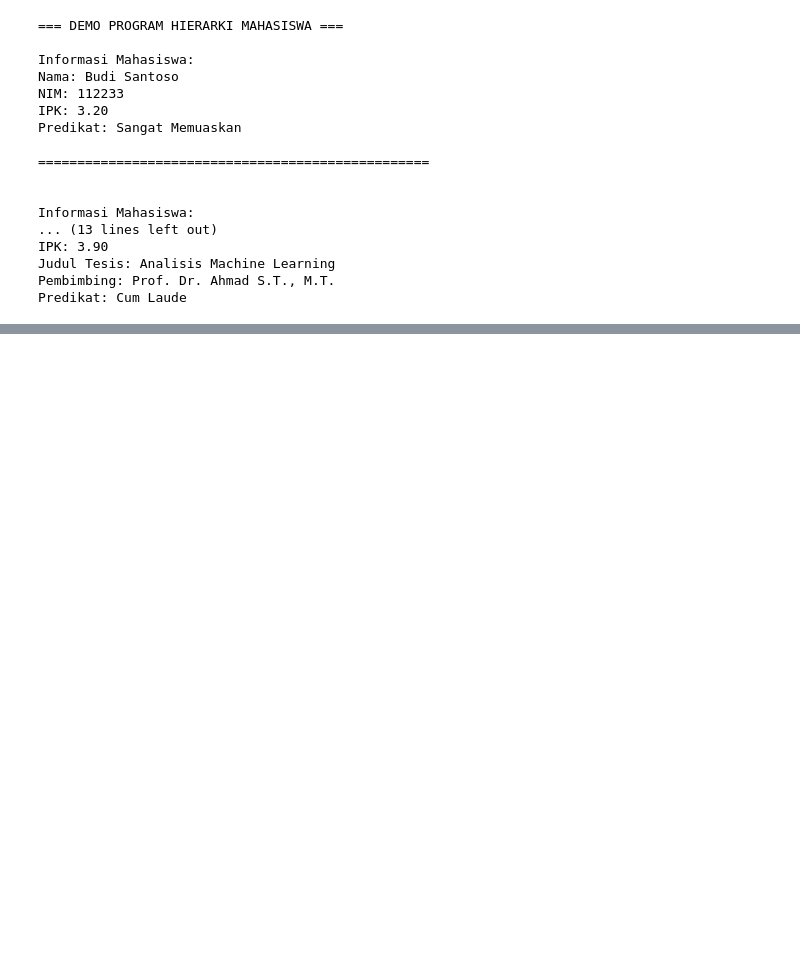
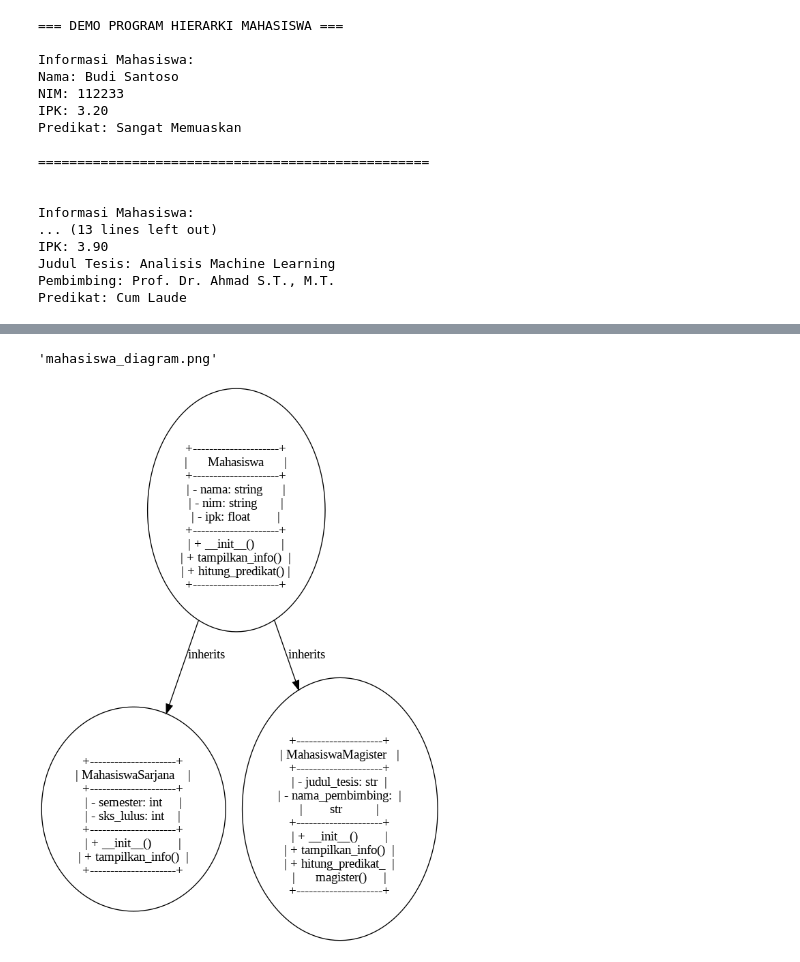
Before and after one commit to AlmahdiPen/2025_PBO_TI-1A, a Jupyter notebook: Jobsheet4.ipynb, the cells around one changed output, grey strips where cells are left out. Saved outputs shown, nothing was run; the diff lists cells and outputs as text; code cells hidden in the pictures; blank space fills up the shorter version.

```diff
--- a/Jobsheet4.ipynb
+++ b/Jobsheet4.ipynb
@@ -473,0 +482,63 @@ Predikat: Cum Laude
+# %%
+from graphviz import Digraph
+
+# Membuat diagram kelas dengan Graphviz
+dot = Digraph()
+
+# Menambahkan kelas Mahasiswa
+dot.node('Mahasiswa', '''
++---------------------+
+|      Mahasiswa      |
++---------------------+
+| - nama: string      |
+| - nim: string       |
+| - ipk: float        |
++---------------------+
+| + __init__()        |
+| + tampilkan_info()  |
+| + hitung_predikat() |
++---------------------+
+''')
+
+# Menambahkan kelas MahasiswaSarjana
+dot.node('MahasiswaSarjana', '''
++---------------------+
+| MahasiswaSarjana    |
++---------------------+
+| - semester: int     |
+| - sks_lulus: int    |
++---------------------+
+| + __init__()        |
+| + tampilkan_info()  |
++---------------------+
+''')
+
+# Menambahkan kelas MahasiswaMagister
+dot.node('MahasiswaMagister', '''
++---------------------+
+| MahasiswaMagister   |
++---------------------+
+| - judul_tesis: str  |
+| - nama_pembimbing:  |
+|        str          |
++---------------------+
+| + __init__()        |
+| + tampilkan_info()  |
+| + hitung_predikat_  |
+|      magister()     |
++---------------------+
+''')
+
+# Menambahkan hubungan antar kelas (inheritance)
+dot.edge('Mahasiswa', 'MahasiswaSarjana', label="inherits")
+dot.edge('Mahasiswa', 'MahasiswaMagister', label="inherits")
+
+# Render dan tampilkan diagram
+dot.render('mahasiswa_diagram', format='png', view=True)
+# %% [output]
+'mahasiswa_diagram.png'
+# %%
+from IPython.display import Image
+Image(filename='mahasiswa_diagram.png')
+# %% [output]
+[figure, added]
```
Also changed, not shown: parts of 2 cells of this notebook.
